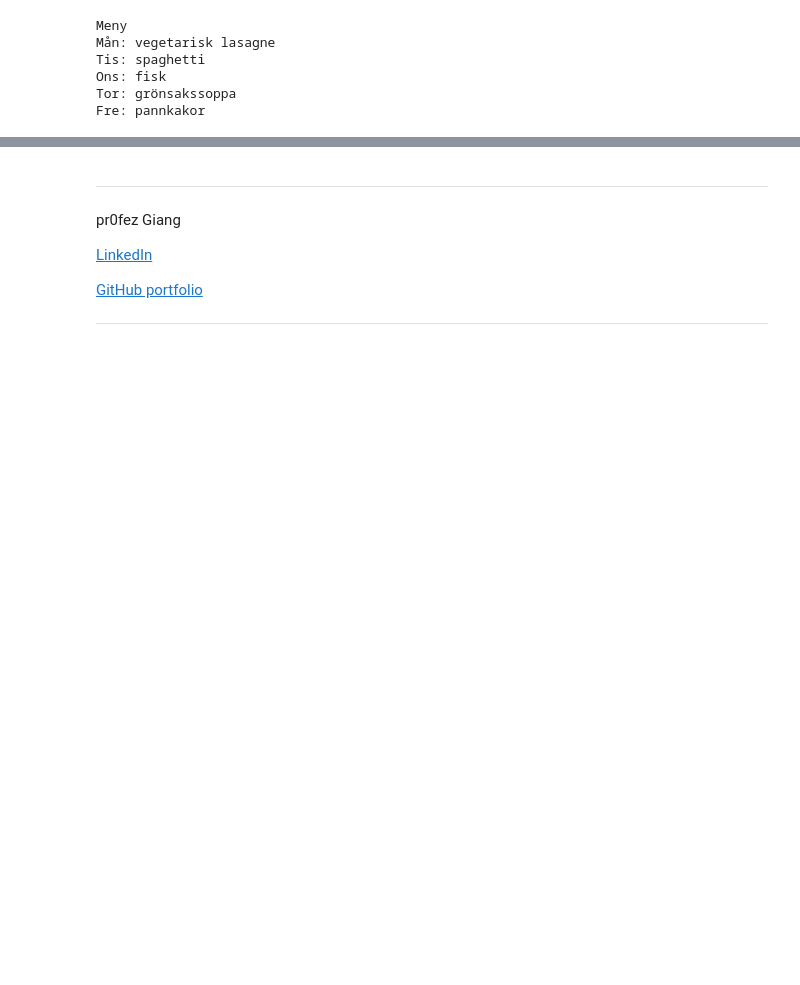
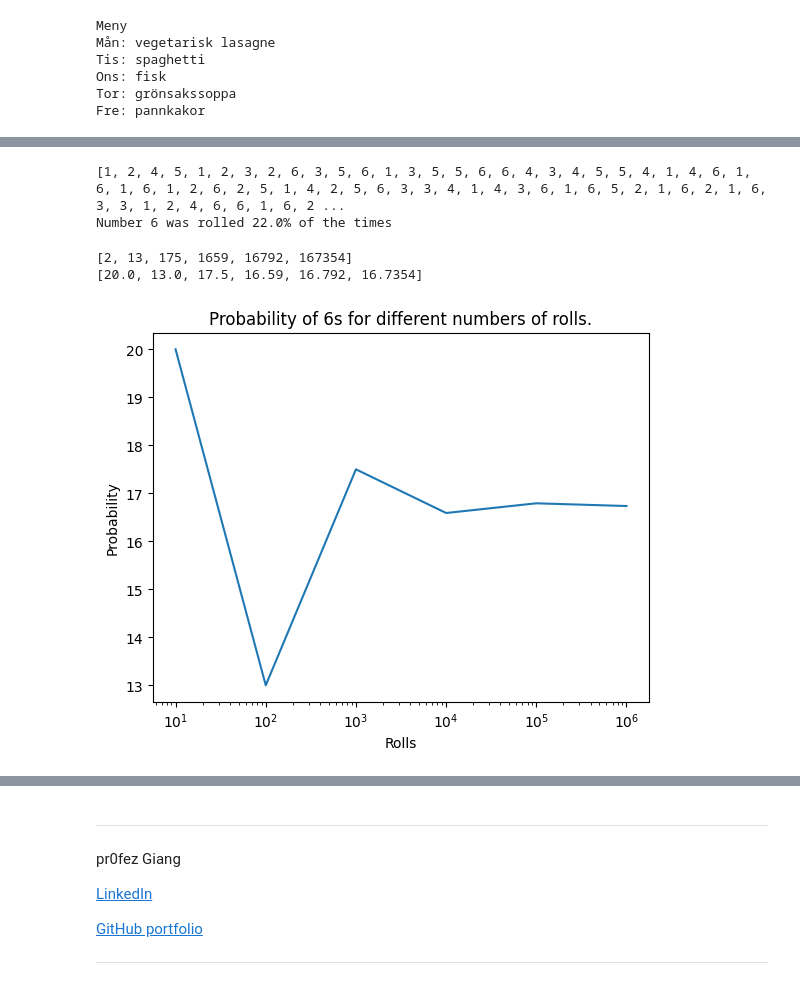
Before and after one commit to StefanoML/-python-programming-STEFANO-MALLUSLINDEQVIST, a Jupyter notebook: Exercises/04-Lists/04-list-exercise.ipynb, the cells around one changed output, grey strips where cells are left out. Drawn from its saved outputs; the diff is of its cells as text; code cells hidden in the pictures; blank space fills up the shorter version.

```diff
--- a/Exercises/04-Lists/04-list-exercise.ipynb
+++ b/Exercises/04-Lists/04-list-exercise.ipynb
@@ -228,6 +273,55 @@ random.seed(1)
 <img align="left" src="../assets/probability_six_graph.png" width="300"/>
 
 </details>
+# %%
+import random as rnd
+
+#a
+rolls = []
+amount = 100
+for i in range(1,amount+1):
+    dice = rnd.randint(1,6)
+    rolls.append(dice)
+print (rolls)
+
+sixes = rolls.count(6)
+
+print (f"Number 6 was rolled {(sixes/amount)*100}% of the times")
+# %% [output]
+[1, 2, 4, 5, 1, 2, 3, 2, 6, 3, 5, 6, 1, 3, 5, 5, 6, 6, 4, 3, 4, 5, 5, 4, 1, 4, 6, 1, 6, 1, 6, 1, 2, 6, 2, 5, 1, 4, 2, 5, 6, 3, 3, 4, 1, 4, 3, 6, 1, 6, 5, 2, 1, 6, 2, 1, 6, 3, 3, 1, 2, 4, 6, 6, 1, 6, 2 ...
+Number 6 was rolled 22.0% of the times
+# %%
+import random as rnd
+import matplotlib.pyplot as plt
+import numpy as np
+
+#b
+
+all_rolls = []
+amounts= [10, 100, 1000, 10000, 100000, 1000000]
+for amount in amounts:
+    rolls = []
+    for i in range(amount):
+        rolls.append (rnd.randint(1,6))
+    all_rolls.append(rolls)
+
+all_sixes = [rolls.count(6) for rolls in all_rolls]
+
+print (all_sixes)
+
+percent = [(count/rolls)*100 for count, rolls in zip(all_sixes, amounts)]
+print(percent)
+
+plt.plot (amounts, percent)
+plt.title ("Probability of 6s for different numbers of rolls.")
+plt.xlabel("Rolls")
+plt.ylabel("Probability")
+plt.xscale("log")
+plt.show()
+# %% [output]
+[2, 13, 175, 1659, 16792, 167354]
+[20.0, 13.0, 17.5, 16.59, 16.792, 16.7354]
+[figure, added]
 # %% [markdown]
 ---
 ## 6. Monte Carlo simulation (**)
```
Also changed, not shown: parts of 7 cells of this notebook, 1 other file.
